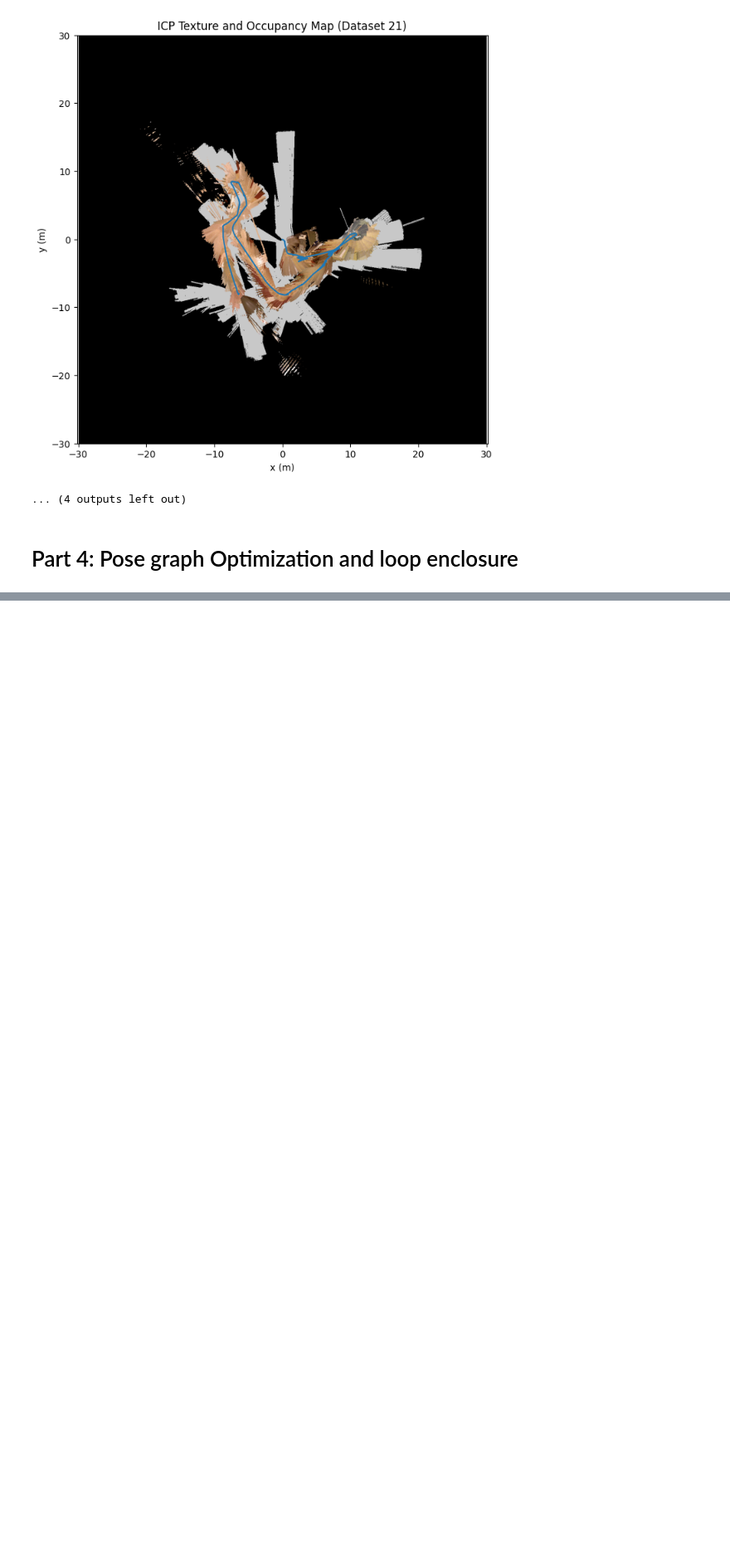
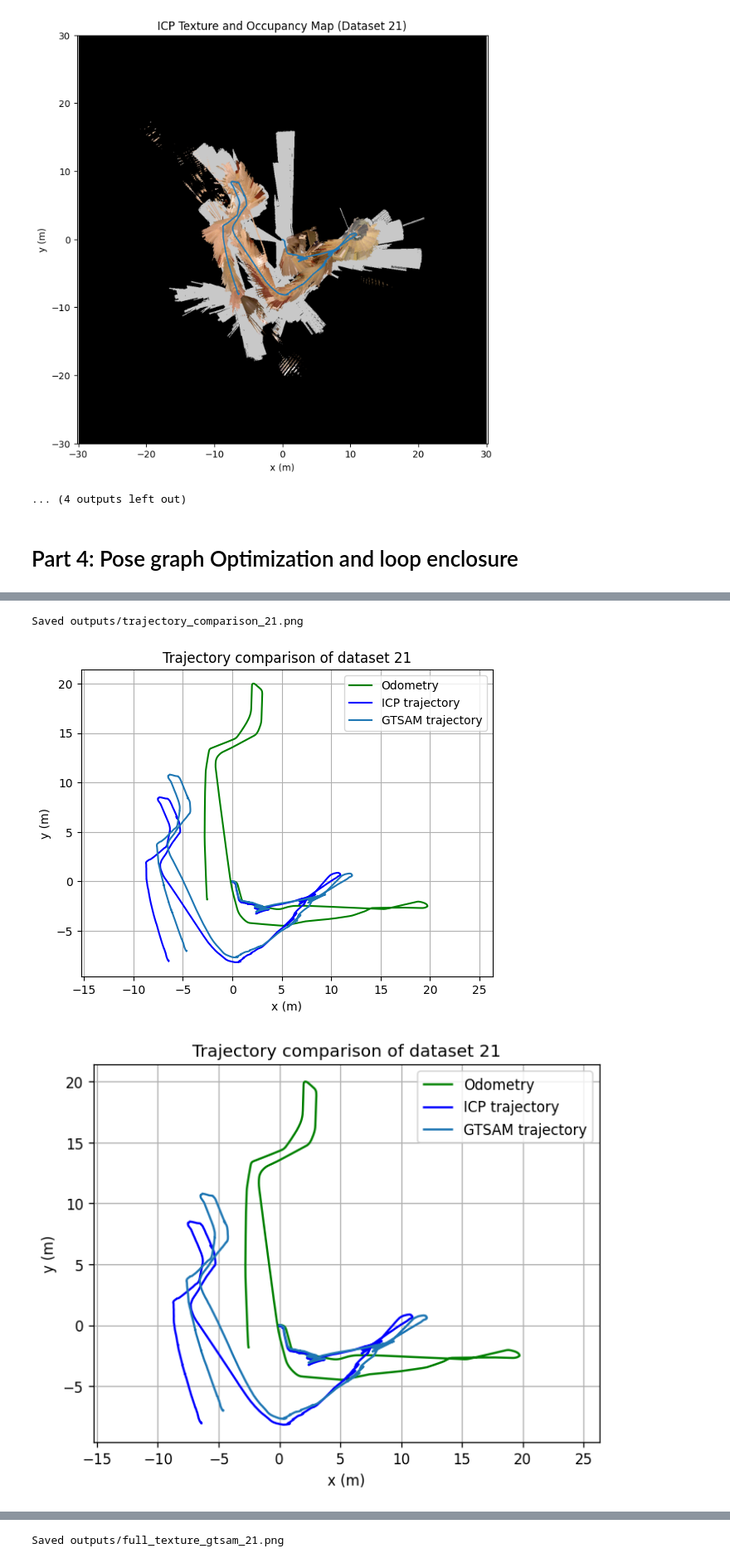
Before and after one commit to danielochen/ECE276A_PR2, a Jupyter notebook: code/main.ipynb, the cells around one changed output, grey strips where cells are left out. Shown at 83% size. Cells and saved outputs as stored; diff of their text form; code cells hidden in the pictures; blank space fills up the shorter version.

```diff
--- a/code/main.ipynb
+++ b/code/main.ipynb
@@ -184,0 +227,18 @@ dataset = [20, 21]
+# %%
+_, lidar_data, _, _ = load_dataset(21)
+t_gtsam21 = lidar_data['lidar_stamps']
+x_g21  = np.load('outputs/x_gtsam_21.npy')
+y_g21  = np.load('outputs/y_gtsam_21.npy')
+th_g21 = np.load('outputs/theta_gtsam_21.npy')
+
+U.plot_trajectory(x_odom21, y_odom21, x_icp21, y_icp21, dataset=21, x_gtsam=x_g21, y_gtsam=y_g21)
+show_map('outputs/trajectory_comparison_21.png')
+
+occupancy_g21, texture_g21, size_g21, min_g21, max_g21, _, _ = run_map_with_pose(21, t_gtsam21, x_g21, y_g21, th_g21, map_min = (-30, -30), map_max = (30, 30))
+plot_occupancy(occupancy_g21, min_g21, max_g21, x_g21, y_g21, ICP = False, dataset = 21, gtsam = True)
+plot_texture_overlay(occupancy_g21, texture_g21, min_g21, max_g21, x_g21, y_g21, ICP = False, dataset = 21, gtsam = True)
+show_map('outputs/full_texture_gtsam_21.png')
+# %% [output]
+Saved outputs/trajectory_comparison_21.png
+[figure, added]
+[figure, added]
@@ -184,0 +256 @@ dataset = [20, 21]
+Saved outputs/full_texture_gtsam_21.png
```
Also changed, not shown: parts of 8 cells of this notebook, 16 other files.
